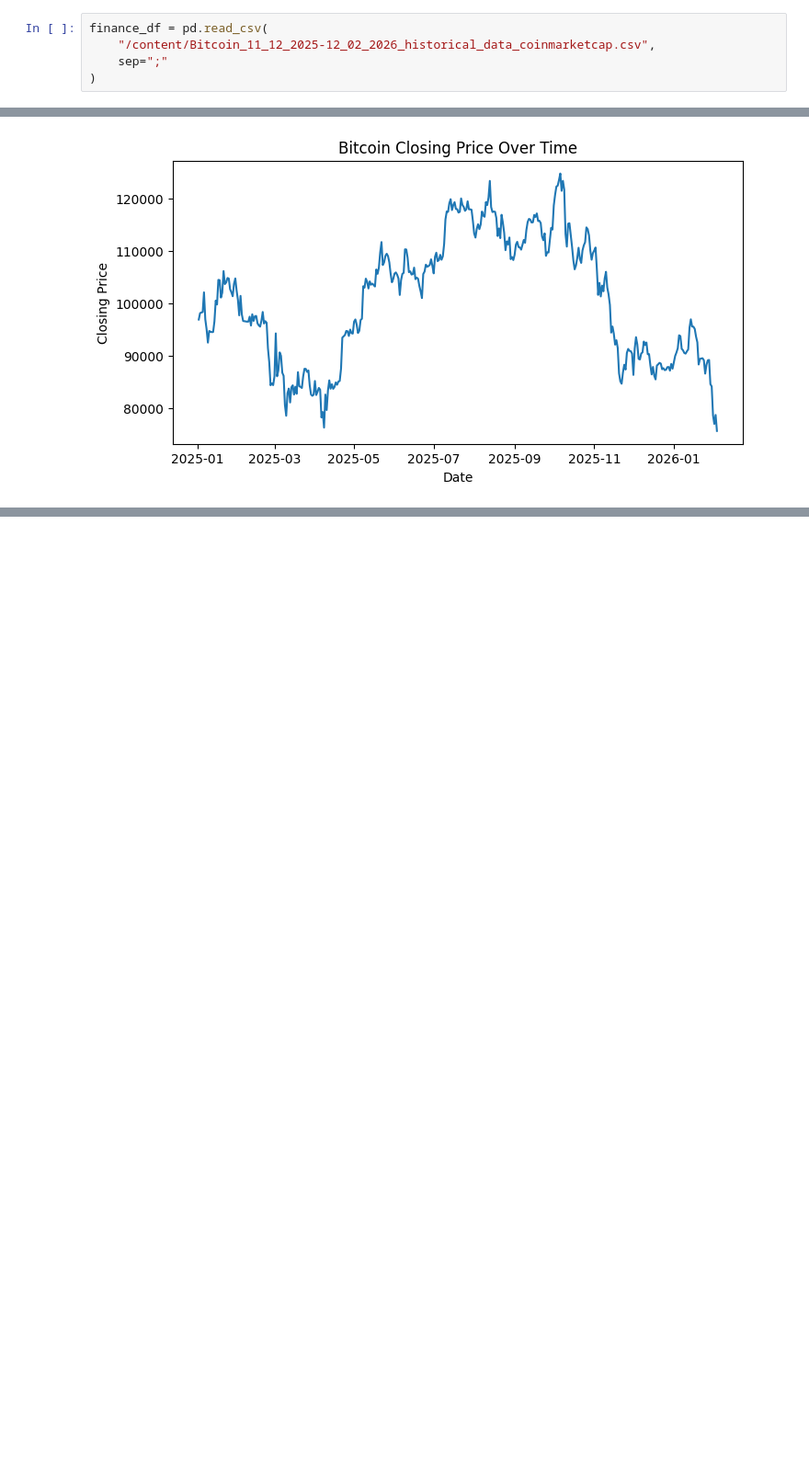
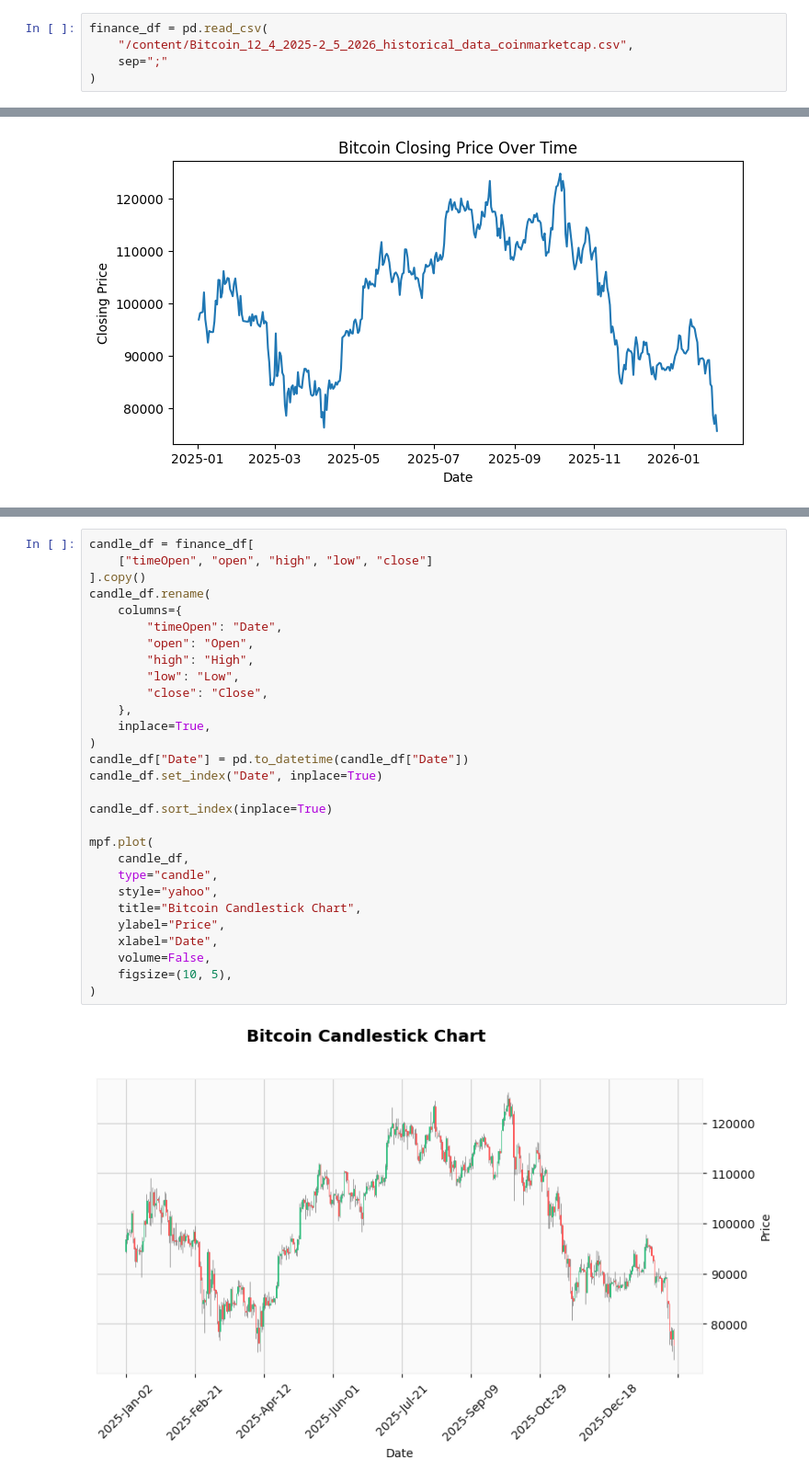
Before and after one commit to jamoffl3/24ADI204_DSV_TEAM10, a Jupyter notebook: Week_4.ipynb, the cells around one changed output, grey strips where cells are left out. Shown at 92% size. Drawn from its saved outputs; the diff is of its cells as text; blank space fills up the shorter version.

```diff
--- a/Week_4.ipynb
+++ b/Week_4.ipynb
@@ -7,5 +8,5 @@ import matplotlib.pyplot as plt
 # %%
 finance_df = pd.read_csv(
-    "/content/Bitcoin_11_12_2025-12_02_2026_historical_data_coinmarketcap.csv",
+    "/content/Bitcoin_12_4_2025-2_5_2026_historical_data_coinmarketcap.csv",
     sep=";"
 )
@@ -117,3 +129,34 @@ Correlation between Closing Price and Volume:
 0.34914309916462116
 
 Week 4 EDA Completed Successfully.
+# %%
+candle_df = finance_df[
+    ["timeOpen", "open", "high", "low", "close"]
+].copy()
+candle_df.rename(
+    columns={
+        "timeOpen": "Date",
+        "open": "Open",
+        "high": "High",
+        "low": "Low",
+        "close": "Close",
+    },
+    inplace=True,
+)
+candle_df["Date"] = pd.to_datetime(candle_df["Date"])
+candle_df.set_index("Date", inplace=True)
+
+candle_df.sort_index(inplace=True)
+
+mpf.plot(
+    candle_df,
+    type="candle",
+    style="yahoo",
+    title="Bitcoin Candlestick Chart",
+    ylabel="Price",
+    xlabel="Date",
+    volume=False,
+    figsize=(10, 5),
+)
+# %% [output]
+[figure, added]
```
Also changed, not shown: parts of 12 cells of this notebook.
